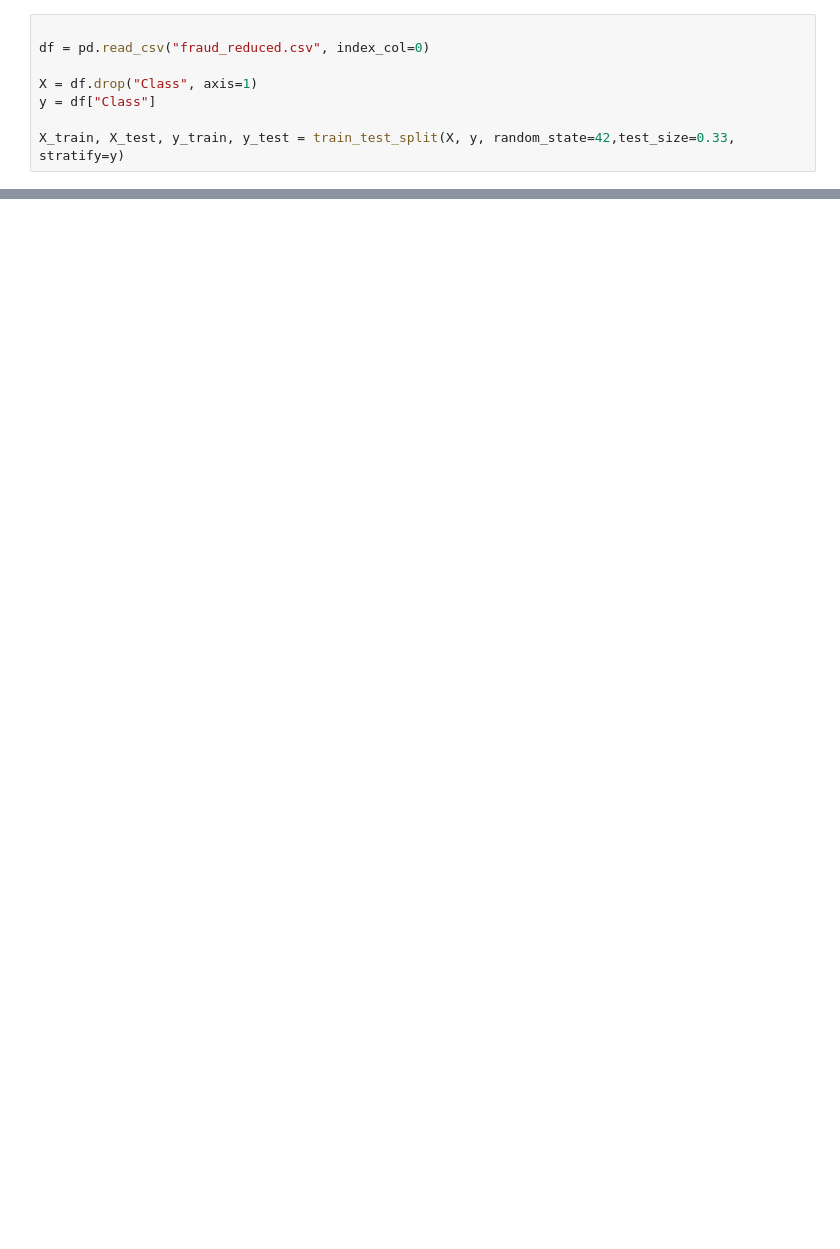
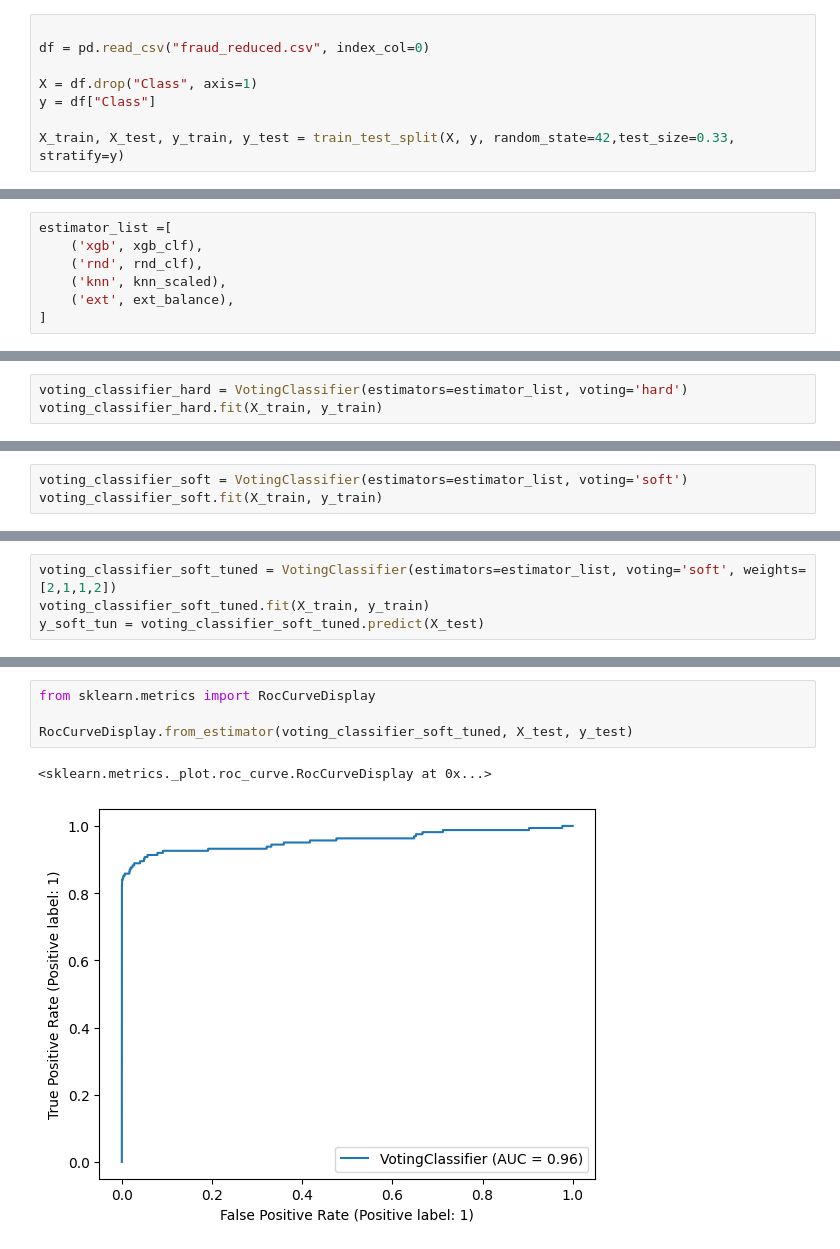
Before and after one commit to gomezgaston/ML-fraudprevention, a Jupyter notebook: Model_Ensambling.ipynb, the cells around one changed output, grey strips where cells are left out. Drawn from its saved outputs; the diff is of its cells as text; blank space fills up the shorter version.

```diff
--- a/Model_Ensambling.ipynb
+++ b/Model_Ensambling.ipynb
@@ -225,0 +42,7 @@ stats_soft = [(VC_soft_Recall, VC_soft_Precision, VC_soft_f1, VC_soft_accuracy)]
+# %%
+estimator_list =[
+    ('xgb', xgb_clf),
+    ('rnd', rnd_clf),
+    ('knn', knn_scaled),
+    ('ext', ext_balance),
+]
@@ -225,0 +117,3 @@ stats_soft = [(VC_soft_Recall, VC_soft_Precision, VC_soft_f1, VC_soft_accuracy)]
+# %%
+voting_classifier_hard = VotingClassifier(estimators=estimator_list, voting='hard')
+voting_classifier_hard.fit(X_train, y_train)
@@ -225,0 +138,3 @@ stats_soft = [(VC_soft_Recall, VC_soft_Precision, VC_soft_f1, VC_soft_accuracy)]
+# %%
+voting_classifier_soft = VotingClassifier(estimators=estimator_list, voting='soft')
+voting_classifier_soft.fit(X_train, y_train)
@@ -225,0 +235,4 @@ stats_soft = [(VC_soft_Recall, VC_soft_Precision, VC_soft_f1, VC_soft_accuracy)]
+# %%
+voting_classifier_soft_tuned = VotingClassifier(estimators=estimator_list, voting='soft', weights=[2,1,1,2])
+voting_classifier_soft_tuned.fit(X_train, y_train)
+y_soft_tun = voting_classifier_soft_tuned.predict(X_test)
@@ -225,0 +257,7 @@ stats_soft = [(VC_soft_Recall, VC_soft_Precision, VC_soft_f1, VC_soft_accuracy)]
+# %%
+from sklearn.metrics import RocCurveDisplay
+
+RocCurveDisplay.from_estimator(voting_classifier_soft_tuned, X_test, y_test)
+# %% [output]
+<sklearn.metrics._plot.roc_curve.RocCurveDisplay at 0x...>
+[figure, added]
```
Also changed, not shown: parts of 53 cells of this notebook, 14 other files.
